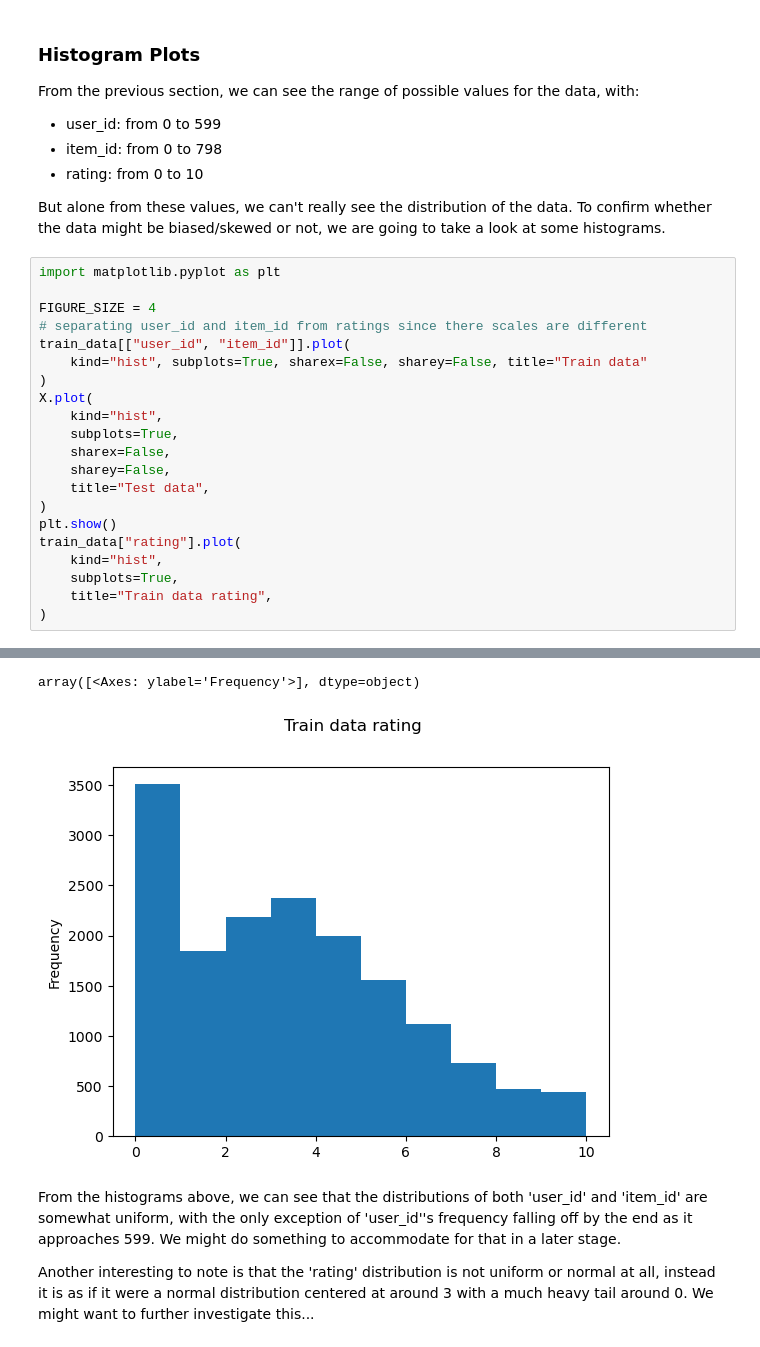
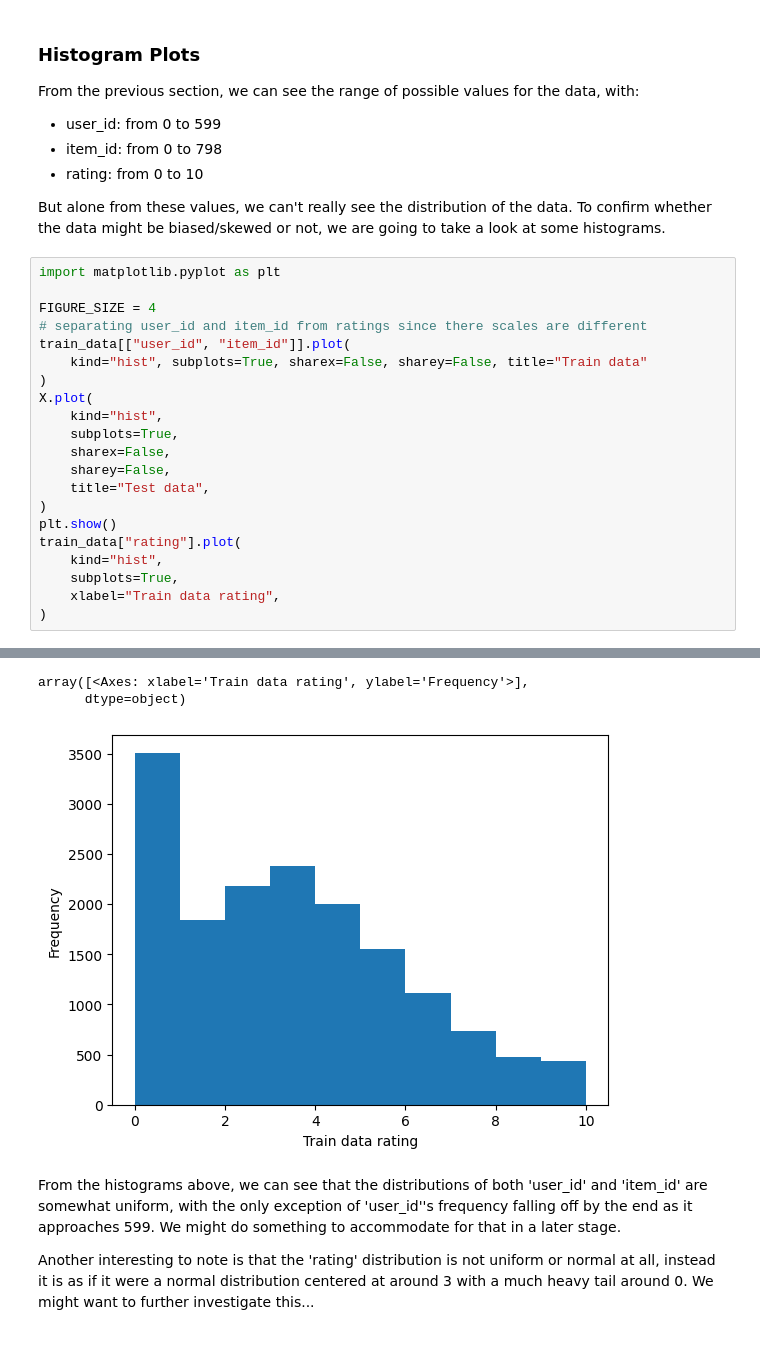
Before and after one commit to BorisLeung/stat3009, a Jupyter notebook: project/main.ipynb, the cells around one changed output, grey strips where cells are left out. Drawn from its saved outputs; the diff is of its cells as text.

```diff
--- a/project/main.ipynb
+++ b/project/main.ipynb
@@ -90,29 +90,30 @@ But alone from these values, we can't really see the distribution of the data. T
 # %%
 import matplotlib.pyplot as plt
 
 FIGURE_SIZE = 4
 # separating user_id and item_id from ratings since there scales are different
 train_data[["user_id", "item_id"]].plot(
     kind="hist", subplots=True, sharex=False, sharey=False, title="Train data"
 )
 X.plot(
     kind="hist",
     subplots=True,
     sharex=False,
     sharey=False,
     title="Test data",
 )
 plt.show()
 train_data["rating"].plot(
     kind="hist",
     subplots=True,
-    title="Train data rating",
+    xlabel="Train data rating",
 )
 # %% [output]
 [figure]
 [figure]
-array([<Axes: ylabel='Frequency'>], dtype=object)
+array([<Axes: xlabel='Train data rating', ylabel='Frequency'>],
+      dtype=object)
-[figure, old version]
+[figure, new version]
 # %% [markdown]
 From the histograms above, we can see that the distributions of both 'user_id' and 'item_id' are somewhat uniform, with the only exception of 'user_id''s frequency falling off by the end as it approaches 599. We might do something to accommodate for that in a later stage.
 
```
Also changed, not shown: 14 other files.
